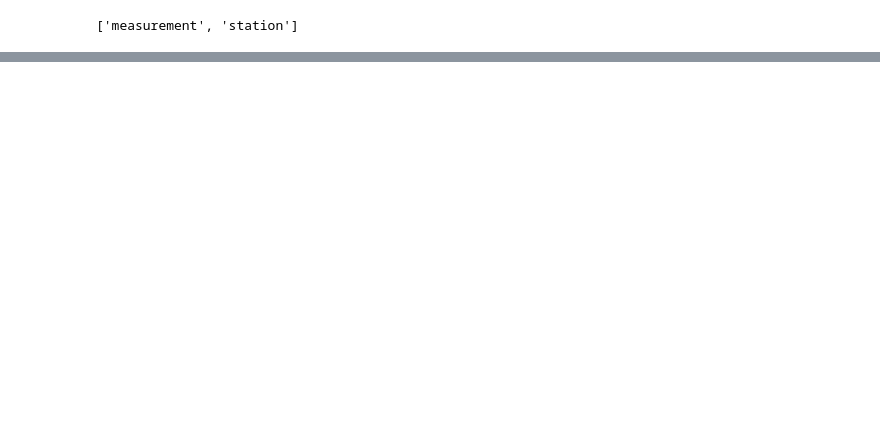
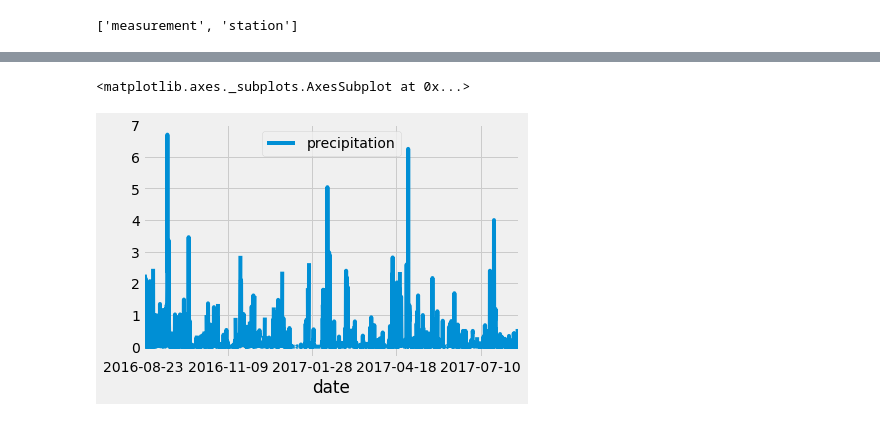
Before and after one commit to Barinderkaur15/surfs_up, a Jupyter notebook: climate_analysis.ipynb, the cells around one changed output, grey strips where cells are left out. Saved outputs shown, nothing was run; the diff lists cells and outputs as text; code cells hidden in the pictures; blank space fills up the shorter version.

Commit message:
amount of precipitation in a year

```diff
--- a/climate_analysis.ipynb
+++ b/climate_analysis.ipynb
@@ -32,0 +42,3 @@ NameError: name 'Session' is not defined
+# %%
+#filterfunction works as where , used to filter data from the query
+results = session.query(Measurement.date, Measurement.prcp).filter(Measurement.date >= prev_year)
@@ -32,0 +49,7 @@ NameError: name 'Session' is not defined
+# %%
+#creating dataframe to save our query
+df = pd.DataFrame(results, columns=['date','precipitation'])
+# %%
+#using inplace and set index to change index
+df.set_index(df['date'], inplace=True)
+df
@@ -32,0 +91,4 @@ NameError: name 'Session' is not defined
+# %%
+#sort_ondex method to change the order of date
+df = df.sort_index()
+print(df.to_string(index=False))
@@ -32,0 +113,5 @@ NameError: name 'Session' is not defined
+# %%
+df.plot()
+# %% [output]
+<matplotlib.axes._subplots.AxesSubplot at 0x...>
+[figure, added]
```
Also changed, not shown: parts of 12 cells of this notebook.
